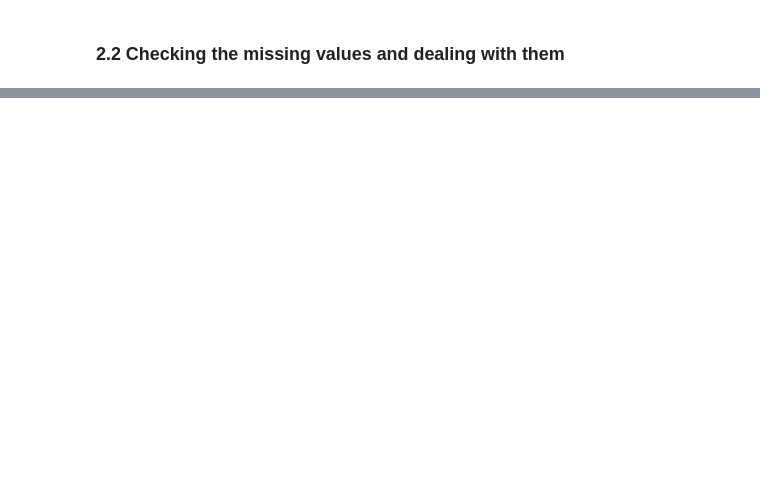
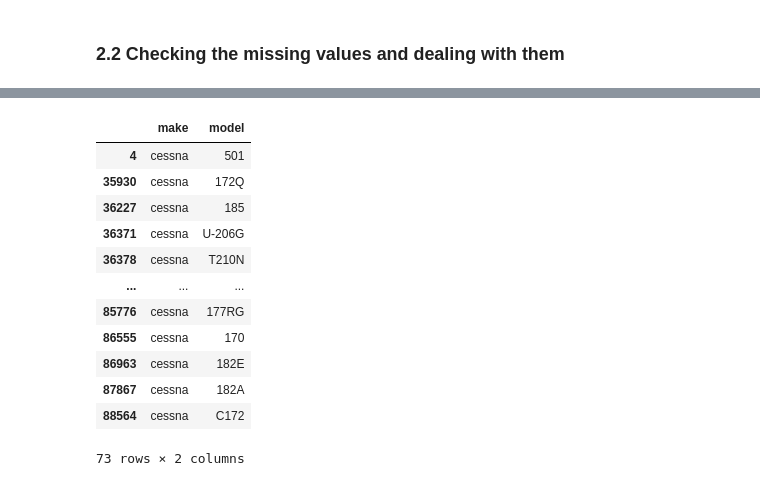
Before and after one commit to davidmasai/End_of_phase1_project, a Jupyter notebook: technical_presentation/end_of_phase1_technical_presentation.ipynb, the cells around one changed output, grey strips where cells are left out. Cells and saved outputs as stored; diff of their text form; code cells hidden in the pictures; blank space fills up the shorter version.

```diff
--- a/technical_presentation/end_of_phase1_technical_presentation.ipynb
+++ b/technical_presentation/end_of_phase1_technical_presentation.ipynb
@@ -123,0 +369,7 @@ df.head(1)
+# %%
+#make columns
+print(df.make.isna().sum())
+#2 missing values in a category of planes, drop it affects analysis when make is unknown
+df.dropna(subset='make',inplace=True)
+#check
+print(df['make'].isna().sum())
@@ -123,0 +379,8 @@ df.head(1)
+# %%
+print(df['make'].value_counts())
+#CESSNA-4227 similar to Cessna only thats in Uppercase
+# Convert the 'make' column to lowercase
+df['make'] = df['make'].str.lower()
+#print the value counts after normalizing the case
+print(df['make'].value_counts())
+#value of cessna is okay
@@ -123,0 +405,8 @@ df.head(1)
+# %%
+#model column
+print(df.model.isna().sum())
+#there are 7 missing values, we will drop them
+#drop the missing model values
+df.dropna(subset='model',inplace=True)
+#check
+print(df.model.isna().sum())
@@ -123,0 +432,10 @@ df.head(1)
+# %%
+#step 1
+new = df[df['number_of_engines'].isna()][['make', 'model']].drop_duplicates()
+
+cessna_engines=new[new['make']=='cessna']
+#step 2
+#save the dataframe with unique combinations as a csv
+new.to_csv('engine_missing_data.csv',index=False)
+
+#start with cessna, with 73 entries, will scrape wikipedia
@@ -123,0 +493,17 @@ df.head(1)
+# %%
+cessna_engines=new[new['make']=='cessna']
+cessna_engines
+# %% [output]
+|  | make | model |
+| 4 | cessna | 501 |
+| 35930 | cessna | 172Q |
+| 36227 | cessna | 185 |
+| 36371 | cessna | U-206G |
+| 36378 | cessna | T210N |
+| ... | ... | ... |
+| 85776 | cessna | 177RG |
+| 86555 | cessna | 170 |
+| 86963 | cessna | 182E |
+| 87867 | cessna | 182A |
+| 88564 | cessna | C172 |
+73 rows × 2 columns
```
Also changed, not shown: parts of 40 cells of this notebook, 3 other files.
